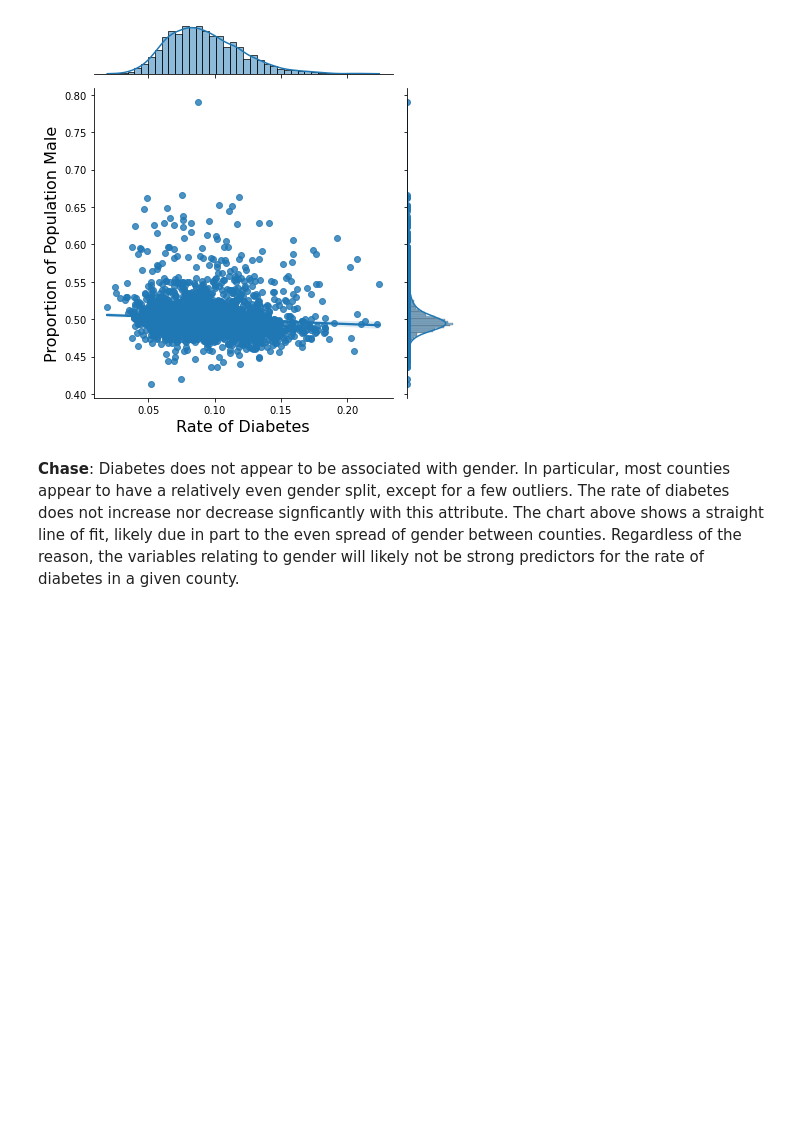
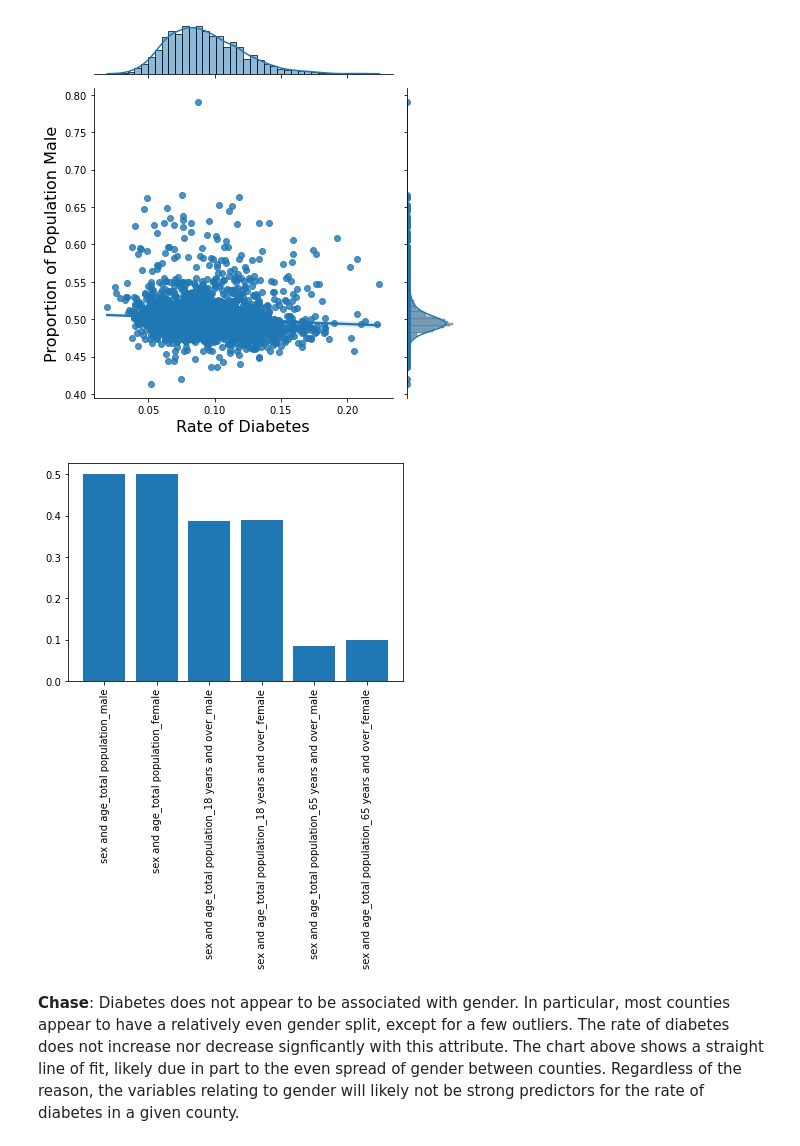
Before and after one commit to chasejstokes/CSS_Project2_Team7_Fall2022, a Jupyter notebook: Project 2 Students.ipynb, the cells around one changed output. Drawn from its saved outputs; the diff is of its cells as text; code cells hidden in the pictures; blank space fills up the shorter version.

```diff
--- a/Project 2 Students.ipynb
+++ b/Project 2 Students.ipynb
@@ -214,6 +214,18 @@ j_plot.set_axis_labels('Rate of Diabetes', 'Proportion of Population Male', font
 plt.tight_layout();
 # %% [output]
 [figure]
+# %%
+filter_col = ['sex and age_total population_male',
+              'sex and age_total population_female',
+              'sex and age_total population_18 years and over_male',
+              'sex and age_total population_18 years and over_female',
+              'sex and age_total population_65 years and over_male',
+              'sex and age_total population_65 years and over_female']
+
+plt.bar(x = filter_col, height = diabetes[filter_col].mean())
+plt.xticks(filter_col, rotation = 90);
+# %% [output]
+[figure, added]
 # %% [markdown]
 **Chase**: Diabetes does not appear to be associated with gender. In particular, most counties appear to have a relatively even gender split, except for a few outliers. The rate of diabetes does not increase nor decrease signficantly with this attribute. The chart above shows a straight line of fit, likely due in part to the even spread of gender between counties. Regardless of the reason, the variables relating to gender will likely not be strong predictors for the rate of diabetes in a given county.
 # %% [markdown]
```
Also changed, not shown: parts of 58 cells of this notebook.
